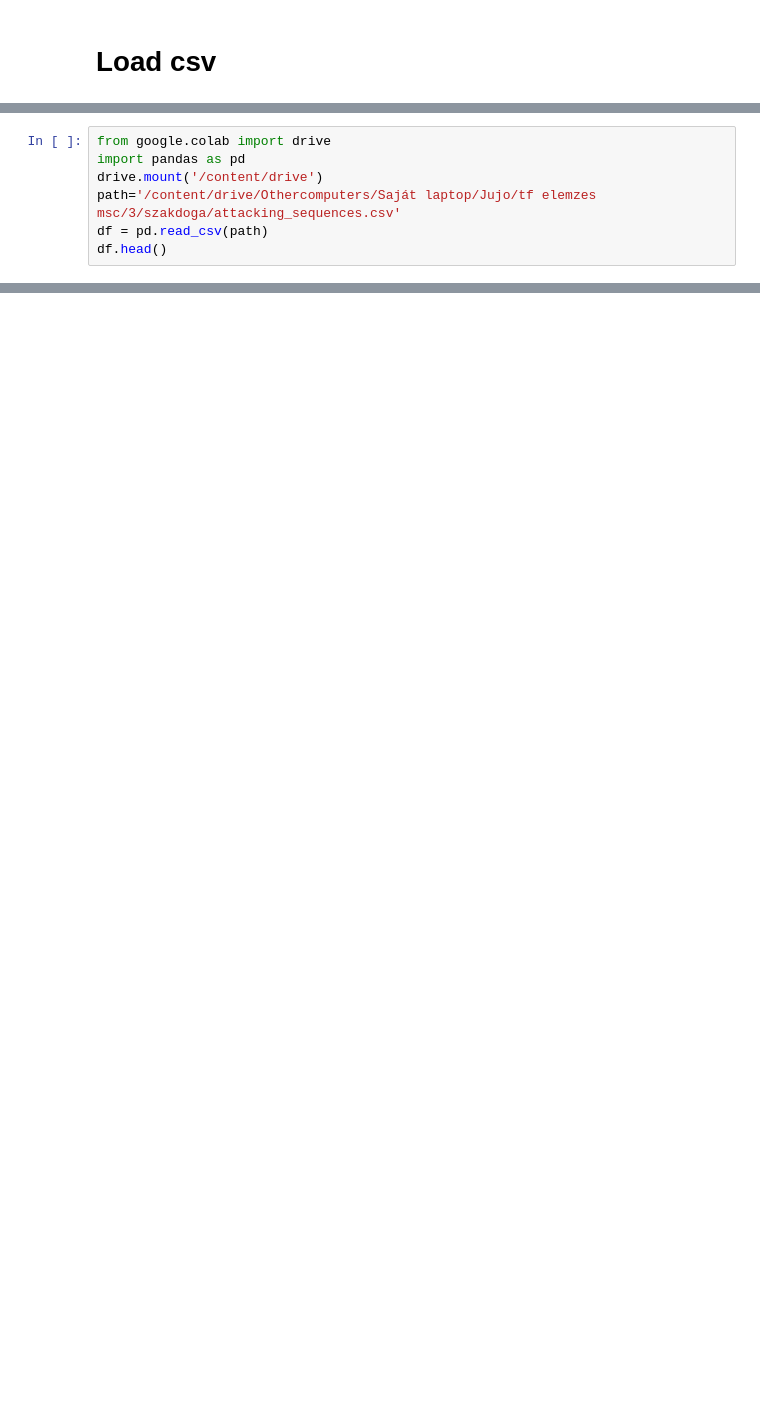
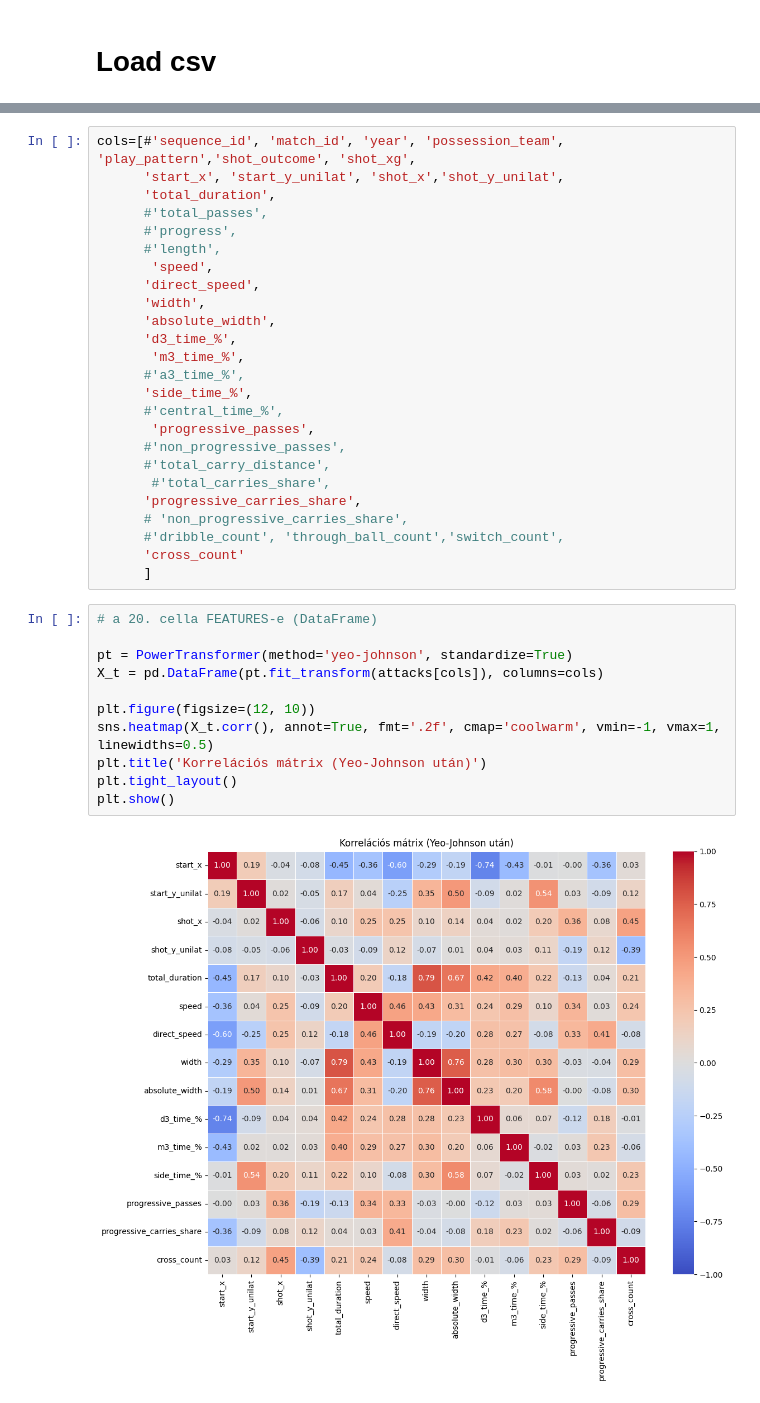
Before and after one commit to lovajujo/evolution-of-attacking-plays-in-women-s-football, a Jupyter notebook: attacking_sequences.ipynb, the cells around one changed output, grey strips where cells are left out. Cells and saved outputs as stored; diff of their text form; blank space fills up the shorter version.

Commit message:
Update attacking_sequences.ipynb
first decent

```diff
--- a/attacking_sequences.ipynb
+++ b/attacking_sequences.ipynb
@@ -410,7 +225,0 @@ Rows: 30087, Columns: 27
-# %%
-from google.colab import drive
-import pandas as pd
-drive.mount('/content/drive')
-path='/content/drive/Othercomputers/Saját laptop/Jujo/tf elemzes msc/3/szakdoga/attacking_sequences.csv'
-df = pd.read_csv(path)
-df.head()
@@ -2452,0 +371,38 @@ Name: count, dtype: int64
+# %%
+cols=[#'sequence_id', 'match_id', 'year', 'possession_team', 'play_pattern','shot_outcome', 'shot_xg',
+      'start_x', 'start_y_unilat', 'shot_x','shot_y_unilat',
+      'total_duration',
+      #'total_passes',
+      #'progress',
+      #'length',
+       'speed',
+      'direct_speed',
+      'width',
+      'absolute_width',
+      'd3_time_%',
+       'm3_time_%',
+      #'a3_time_%',
+      'side_time_%',
+      #'central_time_%',
+       'progressive_passes',
+      #'non_progressive_passes',
+      #'total_carry_distance',
+       #'total_carries_share',
+      'progressive_carries_share',
+      # 'non_progressive_carries_share',
+      #'dribble_count', 'through_ball_count','switch_count',
+      'cross_count'
+      ]
+# %%
+# a 20. cella FEATURES-e (DataFrame)
+
+pt = PowerTransformer(method='yeo-johnson', standardize=True)
+X_t = pd.DataFrame(pt.fit_transform(attacks[cols]), columns=cols)
+
+plt.figure(figsize=(12, 10))
+sns.heatmap(X_t.corr(), annot=True, fmt='.2f', cmap='coolwarm', vmin=-1, vmax=1, linewidths=0.5)
+plt.title('Korrelációs mátrix (Yeo-Johnson után)')
+plt.tight_layout()
+plt.show()
+# %% [output]
+[figure, added]
```
Also changed, not shown: parts of 135 cells of this notebook.
